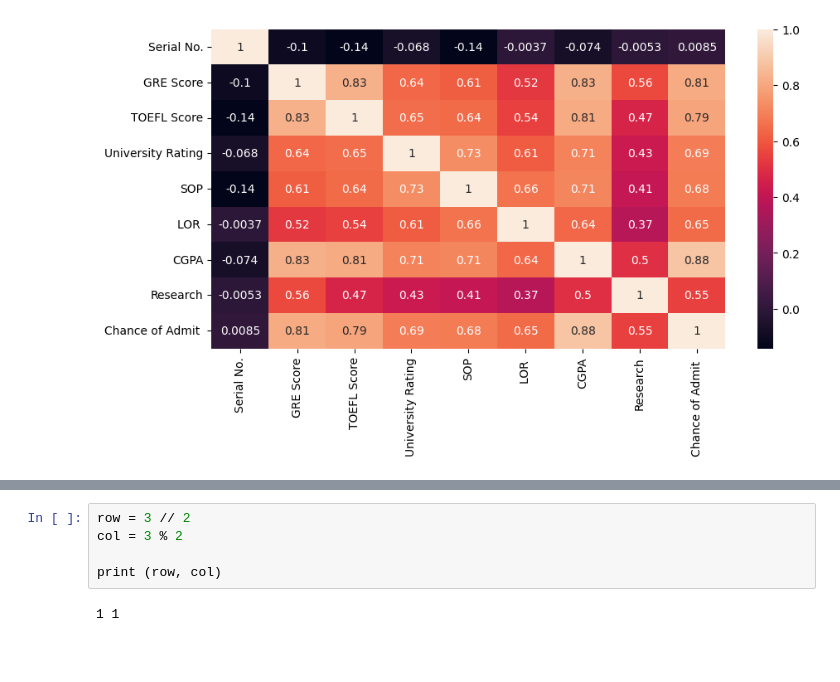
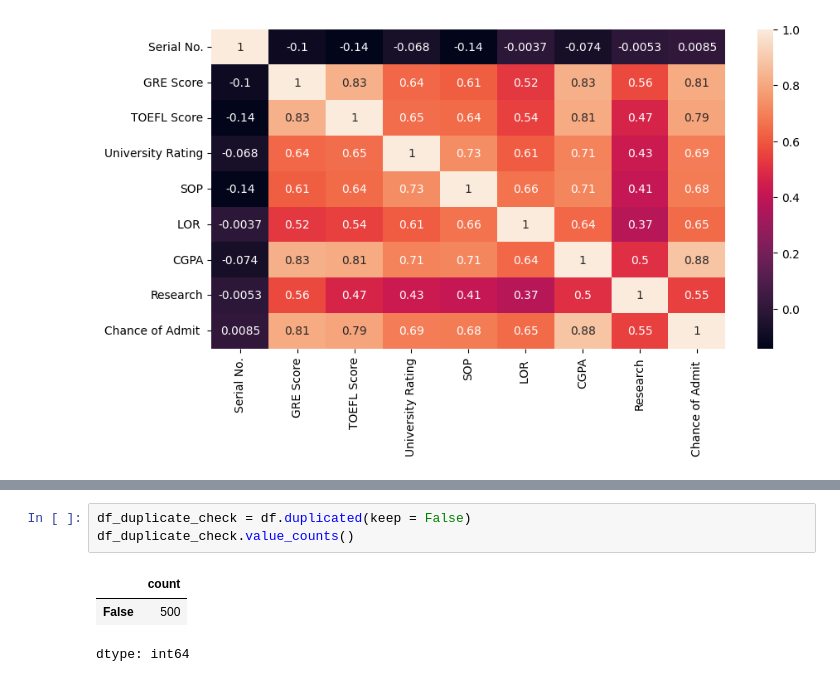
Before and after one commit to akshayabhale1406/SCLR_Jamboree_Education_Linear_Regression, a Jupyter notebook: Jamboree_Education_Linear_Regression.ipynb, the cells around one changed output, grey strips where cells are left out. Drawn from its saved outputs; the diff is of its cells as text; blank space fills up the shorter version.

```diff
--- a/Jamboree_Education_Linear_Regression.ipynb
+++ b/Jamboree_Education_Linear_Regression.ipynb
@@ -121,7 +121,7 @@ box_plot_of_columns(df_box_plot)
-# %%
-row = 3 // 2
-col = 3 % 2
-
-print (row, col)
-# %% [output]
-1 1
+# %%
+df_duplicate_check = df.duplicated(keep = False)
+df_duplicate_check.value_counts()
+# %% [output]
+|  | count |
+| False | 500 |
+dtype: int64
```
Also changed, not shown: parts of 1 cell of this notebook.
